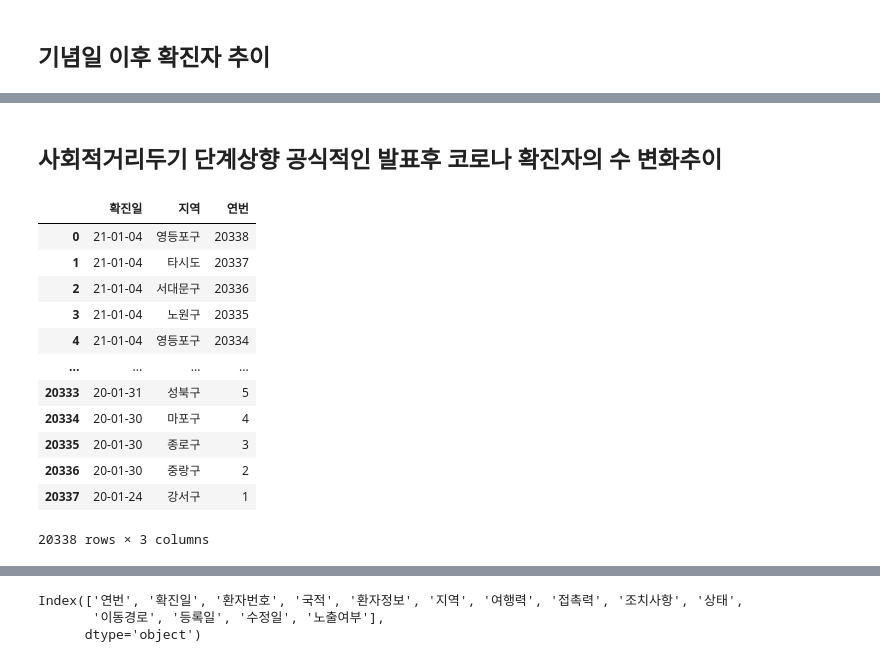
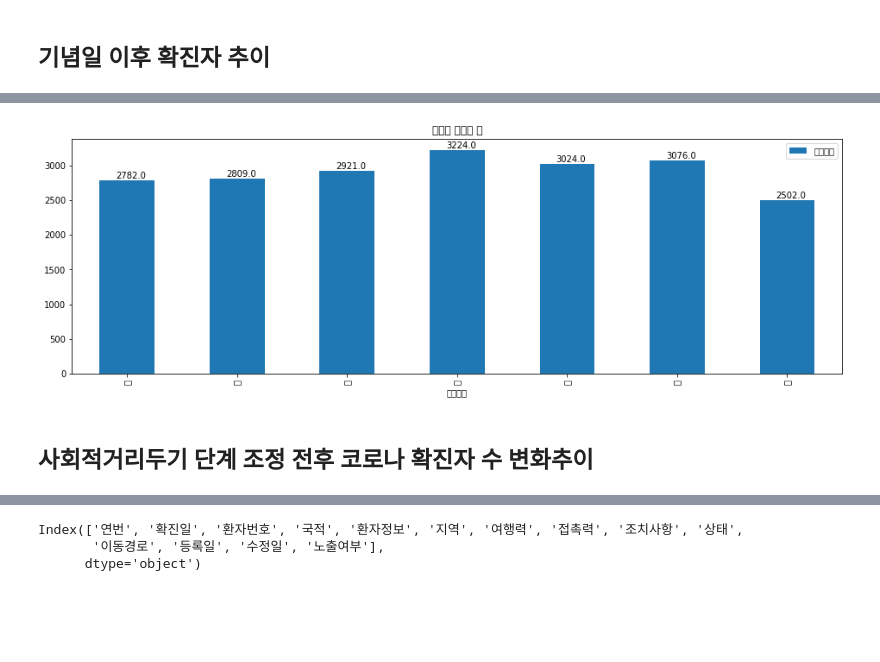
Before and after one commit to eunnjji/-, a Jupyter notebook: project1/seoul.ipynb, the cells around one changed output, grey strips where cells are left out. Saved outputs shown, nothing was run; the diff lists cells and outputs as text; code cells hidden in the pictures; blank space fills up the shorter version.

```diff
--- a/project1/seoul.ipynb
+++ b/project1/seoul.ipynb
@@ -69,2 +181,10 @@ seoul
 # %%
 ## 어떤 요일에 코로나가 제일 많이 발생했고, 제일 적게 발생했나 분석
+# %%
+def what_day(ymd):
+    ymd = pd.to_datetime(ymd)
+    days = ['월', '화', '수', '목', '금', '토', '일']
+    return days[ymd.dayofweek]
+
+seoul['확진요일'] = seoul['확진일'].apply(what_day)
+seoul
@@ -71,2 +205,14 @@ seoul
+# %%
+days_group = seoul.groupby('확진요일')
+days_group_cnt = days_group['확진요일'].count()
+df_days_group = pd.DataFrame(days_group_cnt)
+df_days_group = df_days_group.loc[['월','화','수','목','금','토','일'], :]
+ax = df_days_group.plot(kind='bar', figsize=(16,5))
+for p in ax.patches:
+    x,y,weight,height = p.get_bbox().bounds
+    plt.text(x+0.15,height*1.01,height,fontsize=10,color='black')
+    plt.title('요일별 확진자 수')
+# %% [output]
+[figure, added]
 # %% [markdown]
-## 사회적거리두기 단계상향 공식적인 발표후 코로나 확진자의 수 변화추이
+## 사회적거리두기 단계 조정 전후 코로나 확진자 수 변화추이
@@ -73,17 +221,3 @@ seoul
 # %%
-seoul2=seoul[['확진일','지역','연번']]
+seoul2=seoul.groupby(seoul.index)
 seoul2
-# %% [output]
-|  | 확진일 | 지역 | 연번 |
-| 0 | 21-01-04 | 영등포구 | 20338 |
-| 1 | 21-01-04 | 타시도 | 20337 |
-| 2 | 21-01-04 | 서대문구 | 20336 |
-| 3 | 21-01-04 | 노원구 | 20335 |
-| 4 | 21-01-04 | 영등포구 | 20334 |
-| ... | ... | ... | ... |
-| 20333 | 20-01-31 | 성북구 | 5 |
-| 20334 | 20-01-30 | 마포구 | 4 |
-| 20335 | 20-01-30 | 종로구 | 3 |
-| 20336 | 20-01-30 | 중랑구 | 2 |
-| 20337 | 20-01-24 | 강서구 | 1 |
-20338 rows × 3 columns
```
Also changed, not shown: parts of 43 cells of this notebook.
